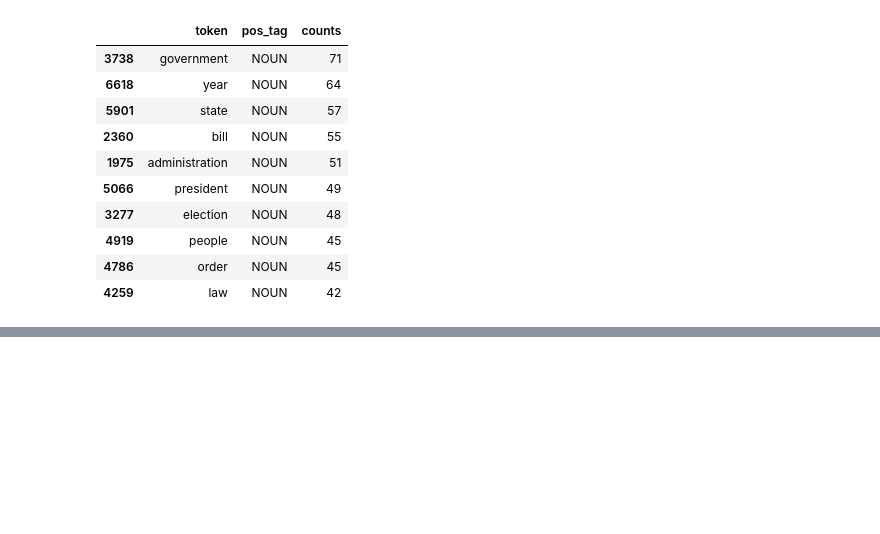
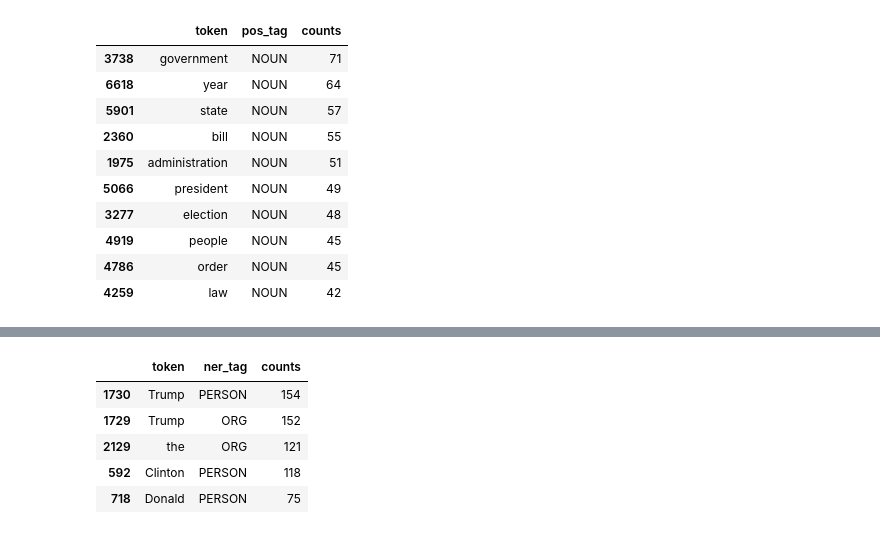
Before and after one commit to 10Vaibhav/Fake-News-Classifier, a Jupyter notebook: Fake News Categorizer.ipynb, the cells around one changed output, grey strips where cells are left out. Saved outputs shown, nothing was run; the diff lists cells and outputs as text; code cells hidden in the pictures; blank space fills up the shorter version.

```diff
--- a/Fake News Categorizer.ipynb
+++ b/Fake News Categorizer.ipynb
@@ -275,0 +295,9 @@ pos_counts_fact[pos_counts_fact.pos_tag == "NOUN"][0:10]
+# %%
+top_entities_fake.head()
+# %% [output]
+|  | token | ner_tag | counts |
+| 1730 | Trump | PERSON | 154 |
+| 1729 | Trump | ORG | 152 |
+| 2129 | the | ORG | 121 |
+| 592 | Clinton | PERSON | 118 |
+| 718 | Donald | PERSON | 75 |
```
Also changed, not shown: parts of 9 cells of this notebook.
